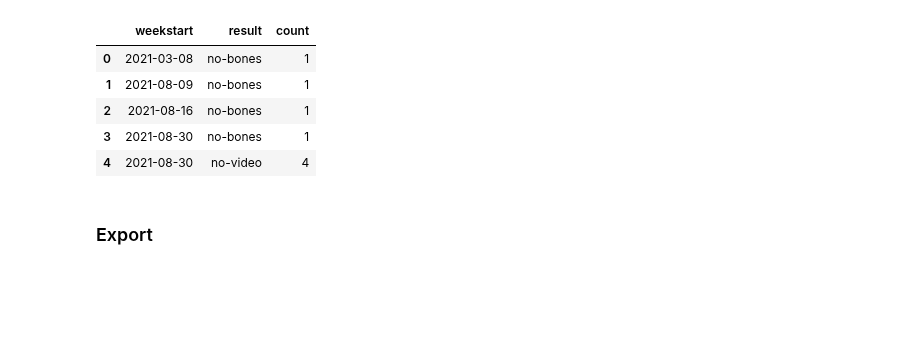
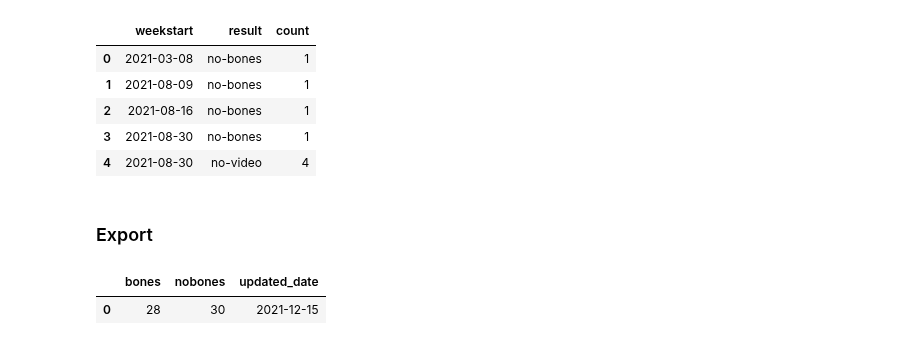
Before and after one commit to stiles/noodle-tracker, a Jupyter notebook: _workspace/00-process-noodle-data.ipynb, the cells around one changed output. Saved outputs shown, nothing was run; the diff lists cells and outputs as text; code cells hidden in the pictures; blank space fills up the shorter version.

```diff
--- a/_workspace/00-process-noodle-data.ipynb
+++ b/_workspace/00-process-noodle-data.ipynb
@@ -278,0 +274,3 @@ toplines["updated_date"] = df[df["date"] == df["date"].max()]["date"]
+# %%
+today = dt.datetime.today().strftime("%Y-%m-%d")
+display_today = dt.datetime.today().strftime("%b. %-d")
@@ -278,0 +281,7 @@ toplines["updated_date"] = df[df["date"] == df["date"].max()]["date"]
+# %%
+toplines["updated_date"] = today
+# %%
+toplines
+# %% [output]
+|  | bones | nobones | updated_date |
+| 0 | 28 | 30 | 2021-12-15 |
```
Also changed, not shown: parts of 7 cells of this notebook, 5 other files.
